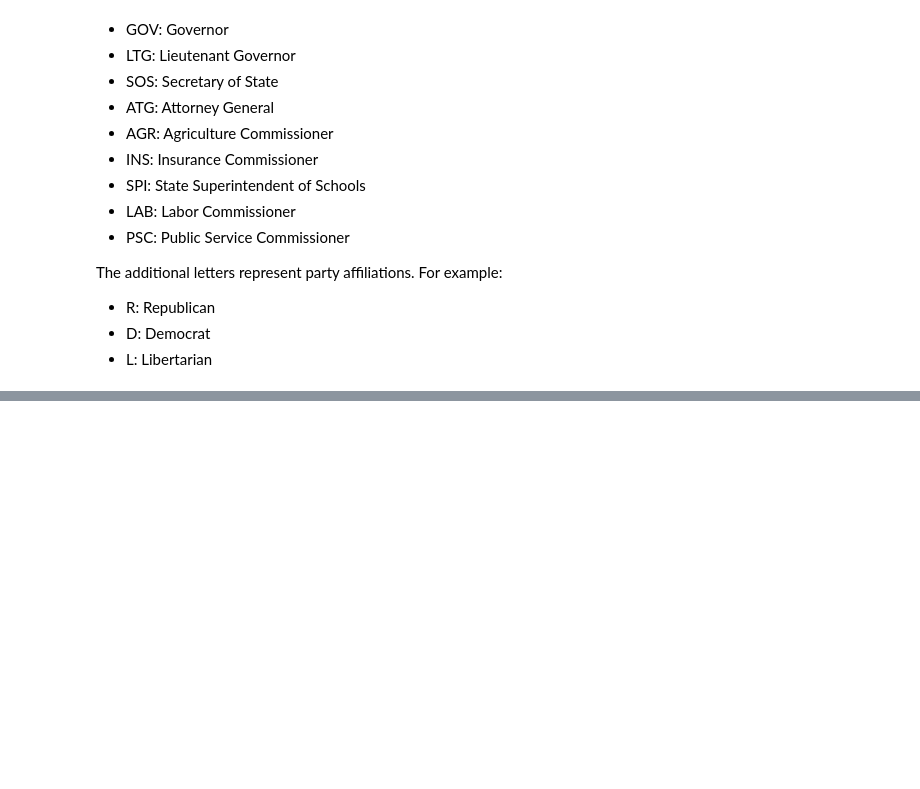
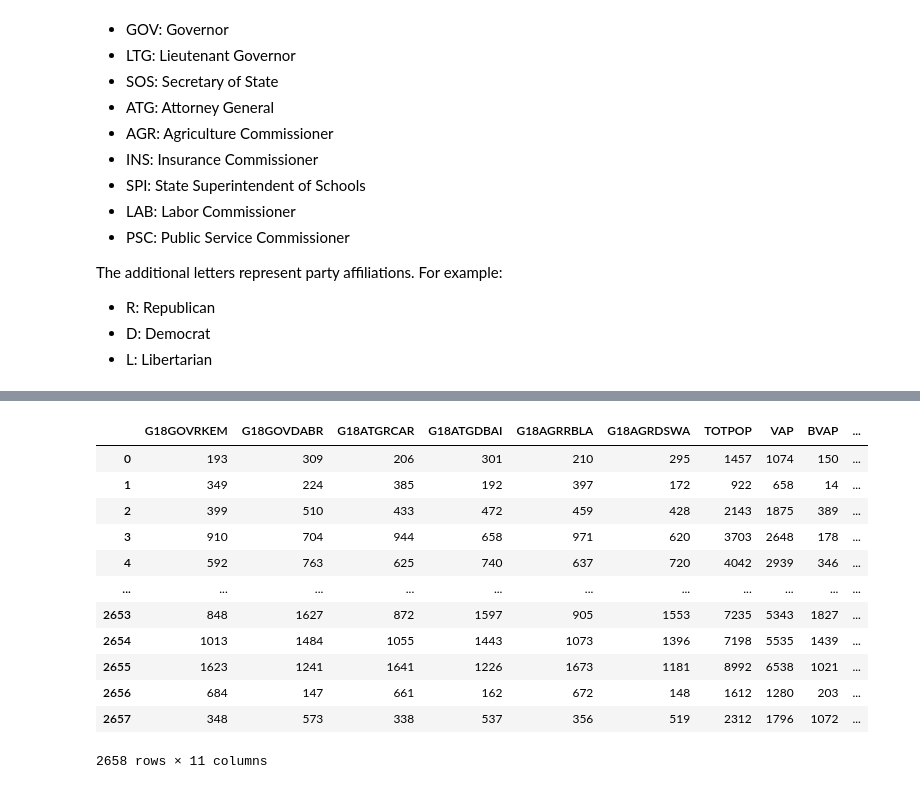
Before and after one commit to arashooska/GA_Redistricting_w_AI, a Jupyter notebook: initial_GA_research.ipynb, the cells around one changed output, grey strips where cells are left out. Saved outputs shown, nothing was run; the diff lists cells and outputs as text; code cells hidden in the pictures; blank space fills up the shorter version.

```diff
--- a/initial_GA_research.ipynb
+++ b/initial_GA_research.ipynb
@@ -70,0 +134,6 @@ The additional letters represent party affiliations. For example:
+# %%
+#Drop columns that start with R18
+
+for column in clean_gdf.columns:
+    if column.startswith("R18"):
+        clean_gdf = clean_gdf.drop(column, axis=1)
@@ -70,0 +149,5 @@ The additional letters represent party affiliations. For example:
+# %%
+#Print out two rows of the data without truncating the columns
+import pandas as pd
+pd.set_option('display.max_columns', None)
+print(clean_gdf.head(2))
@@ -70,0 +170,20 @@ The additional letters represent party affiliations. For example:
+# %%
+more_cols_to_drop = ["HISP", "NH_WHITE", "NH_BLACK", "NH_AMIN", "NH_ASIAN", "NH_NHPI", "NH_OTHER", "NH_2MORE", "HVAP", "WVAP", "AMINVAP", "ASIANVAP", "NHPIVAP", "OTHERVAP", "2MOREVAP"]
+# %%
+clean_gdf = clean_gdf.drop(more_cols_to_drop, axis=1)
+# %%
+clean_gdf
+# %% [output]
+|  | G18GOVRKEM | G18GOVDABR | G18ATGRCAR | G18ATGDBAI | G18AGRRBLA | G18AGRDSWA | TOTPOP | VAP | BVAP | ... |
+| 0 | 193 | 309 | 206 | 301 | 210 | 295 | 1457 | 1074 | 150 | ... |
+| 1 | 349 | 224 | 385 | 192 | 397 | 172 | 922 | 658 | 14 | ... |
+| 2 | 399 | 510 | 433 | 472 | 459 | 428 | 2143 | 1875 | 389 | ... |
+| 3 | 910 | 704 | 944 | 658 | 971 | 620 | 3703 | 2648 | 178 | ... |
+| 4 | 592 | 763 | 625 | 740 | 637 | 720 | 4042 | 2939 | 346 | ... |
+| ... | ... | ... | ... | ... | ... | ... | ... | ... | ... | ... |
+| 2653 | 848 | 1627 | 872 | 1597 | 905 | 1553 | 7235 | 5343 | 1827 | ... |
+| 2654 | 1013 | 1484 | 1055 | 1443 | 1073 | 1396 | 7198 | 5535 | 1439 | ... |
+| 2655 | 1623 | 1241 | 1641 | 1226 | 1673 | 1181 | 8992 | 6538 | 1021 | ... |
+| 2656 | 684 | 147 | 661 | 162 | 672 | 148 | 1612 | 1280 | 203 | ... |
+| 2657 | 348 | 573 | 338 | 537 | 356 | 519 | 2312 | 1796 | 1072 | ... |
+2658 rows × 11 columns
```
Also changed, not shown: parts of 12 cells of this notebook, 2 other files.
